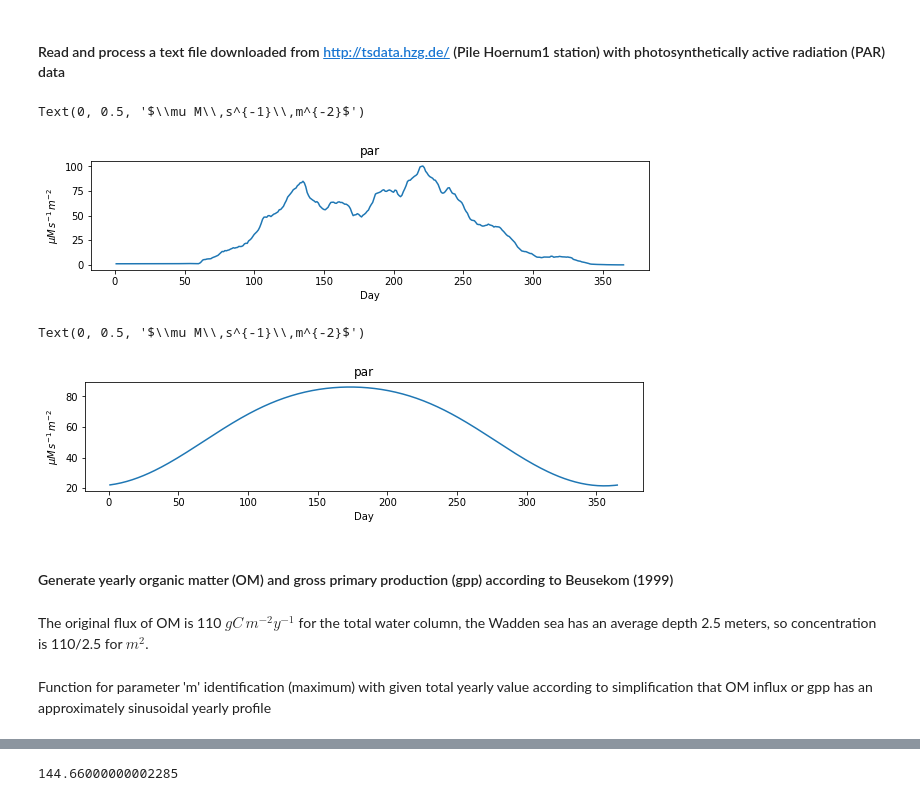
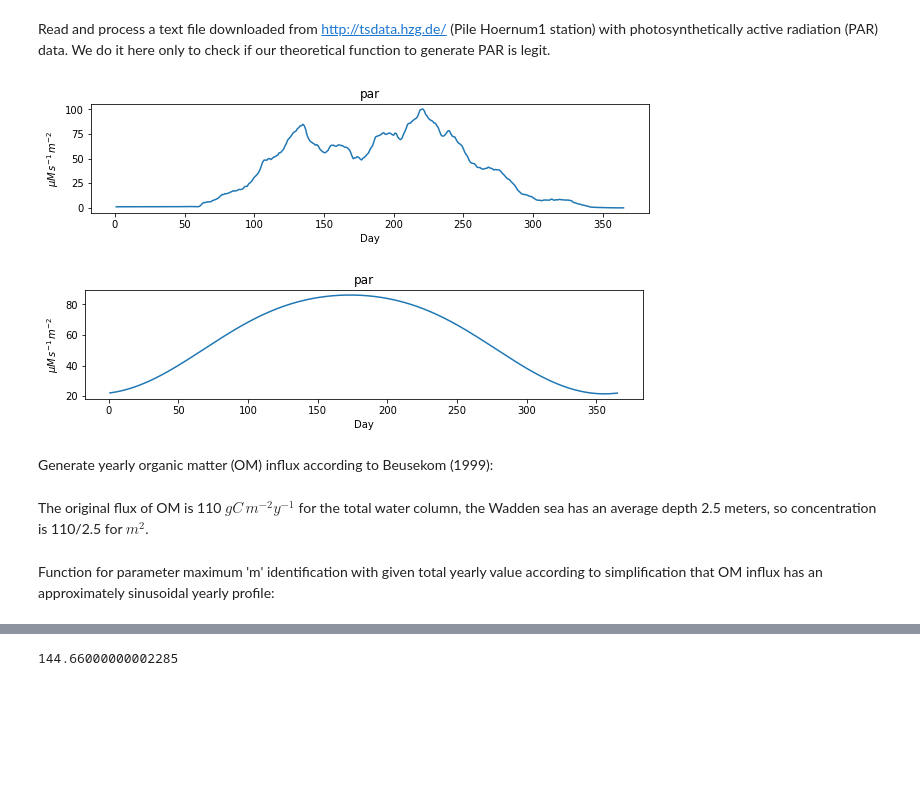
Before and after one commit to limash/Alkalinity_in_the_Wadden_Sea, a Jupyter notebook: s_1_generate_netcdf.ipynb, the cells around one changed output, grey strips where cells are left out. Cells and saved outputs as stored; diff of their text form; code cells hidden in the pictures; blank space fills up the shorter version.

```diff
--- a/s_1_generate_netcdf.ipynb
+++ b/s_1_generate_netcdf.ipynb
@@ -40,7 +43,3 @@ dfyear = dfyear.interpolate(method='linear',limit_direction='both')
 df3years = dfyear.append([dfyear, dfyear])
 df3years.index = range(1, len(df3years)+1)
 df3years.index.name = "day"
-# %%
-name = 'Chlorophyll a'
-plt.plot(df3years.index, df3years[name]); plt.gcf().set_size_inches(10,2)
-plt.title(name); plt.xlabel('Day'); plt.ylabel(name)
@@ -85,7 +59,3 @@ dfchl = dfchl.rolling(window=16).mean()
 dfchl = dfchl.interpolate(method='linear',limit_direction='both')
 # %%
 dfchl3years = dfchl.append([dfchl, dfchl])
-# %%
-name = 'Chl_a'
-plt.plot(dfyear.index, dfchl[name]); plt.gcf().set_size_inches(10,2)
-plt.title(name); plt.xlabel('Day'); plt.ylabel(name)
@@ -97,4 +61,0 @@ Text(0, 0.5, 'Chl_a')
-# %%
-name = 'Chlorophyll a'
-plt.plot(dfyear.index, dfyear[name]); plt.gcf().set_size_inches(10,2)
-plt.title(name); plt.xlabel('Day'); plt.ylabel(name)
@@ -104,4 +61,0 @@ Text(0, 0.5, 'Chlorophyll a')
-# %%
-name = 'Oxygen'
-plt.plot(dfyear.index, dfyear[name]); plt.gcf().set_size_inches(10,2)
-plt.title(name); plt.xlabel('Day'); plt.ylabel(name)
@@ -111,5 +62,6 @@ Text(0, 0.5, 'Oxygen')
 # %% [markdown]
-#### Read and process a text file downloaded from http://tsdata.hzg.de/ (Pile Hoernum1 station) with photosynthetically active radiation (PAR) data
+Read and process a text file downloaded from http://tsdata.hzg.de/ (Pile Hoernum1 station) with photosynthetically active radiation (PAR) data.
+We do it here only to check if our theoretical function to generate PAR is legit.
 # %%
 dfpar = pd.read_csv('Pile_Hoernum1_PAR_20080101_20180608.dat', header=None, delim_whitespace=True
                    , skiprows=22)
@@ -135,22 +87,18 @@ par_generated[:] = [ut.surface_radiation(x, 54) for x in range(365)]
 par3years_generated = np.concatenate((par_generated, par_generated, par_generated), axis=None)
 # %%
 # visualize measured PAR
-name = 'par'; plt.plot(dfparmean.index, dfparmean[name])
-plt.gcf().set_size_inches(10,2); plt.title(name)
-plt.xlabel('Day'); plt.ylabel('$\mu M\,s^{-1}\,m^{-2}$')
+name = 'par'; plt.plot(dfparmean.index, dfparmean[name]);
+plt.gcf().set_size_inches(10,2); plt.title(name); plt.xlabel('Day'); plt.ylabel('$\mu M\,s^{-1}\,m^{-2}$');
 # %% [output]
-Text(0, 0.5, '$\\mu M\\,s^{-1}\\,m^{-2}$')
-[figure, old version]
+[figure, new version]
 # %%
 # visualize calculated PAR
-name = 'par'; plt.plot(dfparmean.index, par_generated)
-plt.gcf().set_size_inches(10,2); plt.title(name)
-plt.xlabel('Day'); plt.ylabel('$\mu M\,s^{-1}\,m^{-2}$')
+name = 'par'; plt.plot(dfparmean.index, par_generated);
+plt.gcf().set_size_inches(10,2); plt.title(name); plt.xlabel('Day'); plt.ylabel('$\mu M\,s^{-1}\,m^{-2}$');
 # %% [output]
-Text(0, 0.5, '$\\mu M\\,s^{-1}\\,m^{-2}$')
-[figure, old version]
+[figure, new version]
 # %% [markdown]
-#### Generate yearly organic matter (OM) and gross primary production (gpp) according to Beusekom (1999)
+Generate yearly organic matter (OM) influx according to Beusekom (1999):
 # %%
 from scipy import integrate
 # %% [markdown]
@@ -161,5 +108,5 @@ annual_flux_om = 110/2.5 * 1000# mg C m-2 y-1
 # %% [markdown]
-Function for parameter 'm' identification (maximum) with given total yearly value according to simplification that OM influx or gpp has an approximately sinusoidal yearly profile
+Function for parameter maximum 'm' identification with given total yearly value according to simplification that OM influx has an approximately sinusoidal yearly profile:
 # %%
 def sinusoidal(fr, ti, st, var):
     """fr - lower bound of the parameter
```
Also changed, not shown: parts of 24 cells of this notebook, 7 other files.
